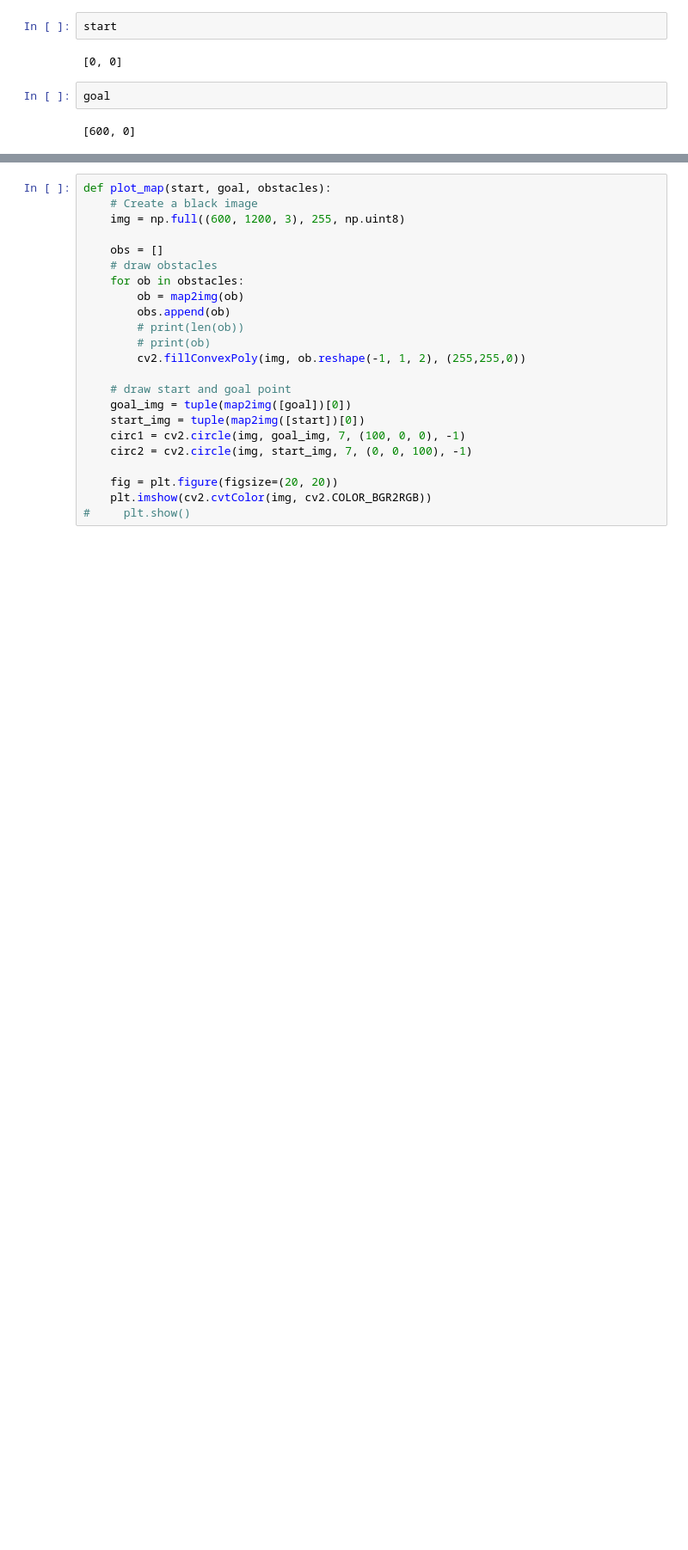
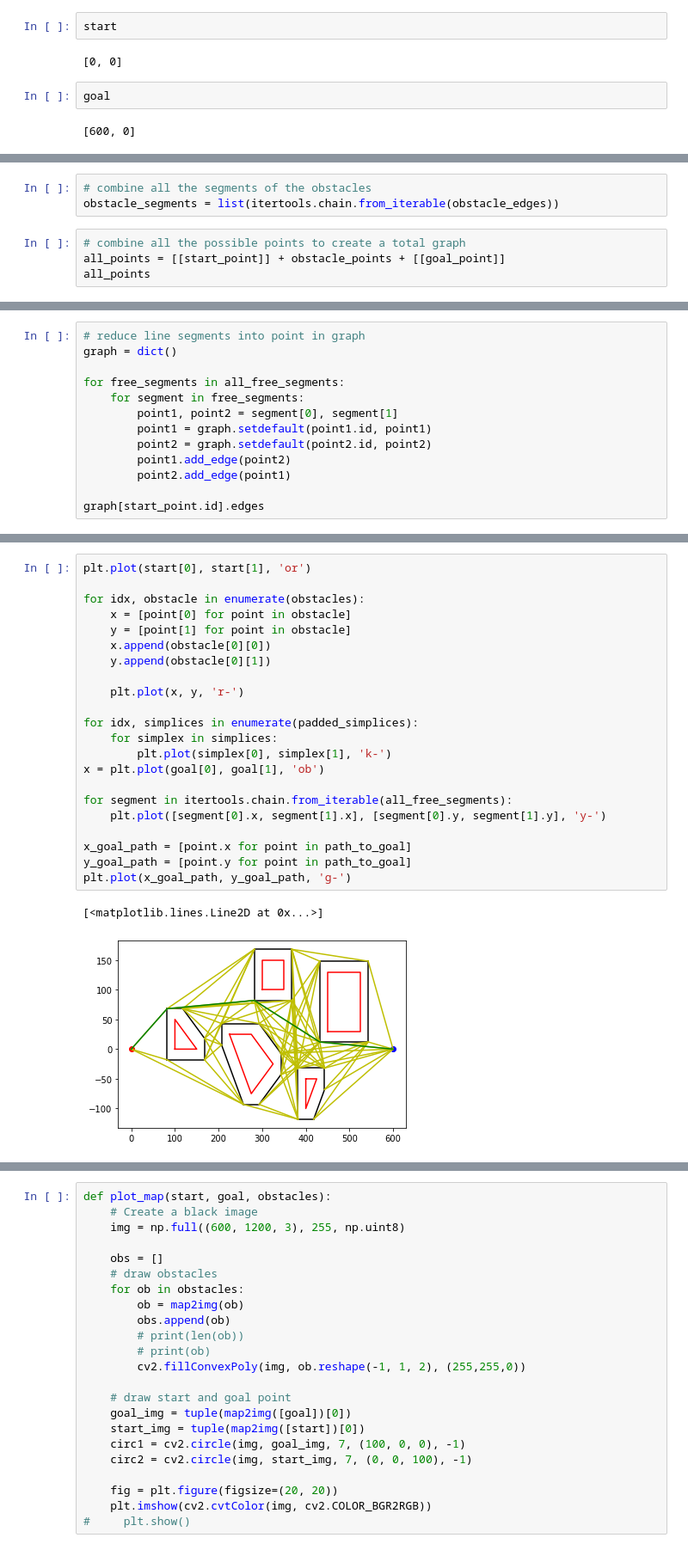
Before and after one commit to deka108/vgraph, a Jupyter notebook: notebooks/vgraph.ipynb, the cells around one changed output, grey strips where cells are left out. Shown at 86% size. Cells and saved outputs as stored; diff of their text form; blank space fills up the shorter version.

```diff
--- a/notebooks/vgraph.ipynb
+++ b/notebooks/vgraph.ipynb
@@ -264,0 +321,7 @@ lines_not_intersect
+# %%
+# combine all the segments of the obstacles
+obstacle_segments = list(itertools.chain.from_iterable(obstacle_edges))
+# %%
+# combine all the possible points to create a total graph
+all_points = [[start_point]] + obstacle_points + [[goal_point]]
+all_points
@@ -264,0 +386,13 @@ lines_not_intersect
+# %%
+# reduce line segments into point in graph
+graph = dict()
+
+for free_segments in all_free_segments:
+    for segment in free_segments:
+        point1, point2 = segment[0], segment[1]
+        point1 = graph.setdefault(point1.id, point1)
+        point2 = graph.setdefault(point2.id, point2)
+        point1.add_edge(point2)
+        point2.add_edge(point1)
+
+graph[start_point.id].edges
@@ -264,0 +462,25 @@ lines_not_intersect
+# %%
+plt.plot(start[0], start[1], 'or')
+
+for idx, obstacle in enumerate(obstacles):
+    x = [point[0] for point in obstacle]
+    y = [point[1] for point in obstacle]
+    x.append(obstacle[0][0])
+    y.append(obstacle[0][1])
+
+    plt.plot(x, y, 'r-')
+
+for idx, simplices in enumerate(padded_simplices):
+    for simplex in simplices:
+        plt.plot(simplex[0], simplex[1], 'k-')
+x = plt.plot(goal[0], goal[1], 'ob')
+
+for segment in itertools.chain.from_iterable(all_free_segments):
+    plt.plot([segment[0].x, segment[1].x], [segment[0].y, segment[1].y], 'y-')
+
+x_goal_path = [point.x for point in path_to_goal]
+y_goal_path = [point.y for point in path_to_goal]
+plt.plot(x_goal_path, y_goal_path, 'g-')
+# %% [output]
+[<matplotlib.lines.Line2D at 0x...>]
+[figure, added]
```
Also changed, not shown: parts of 47 cells of this notebook.
